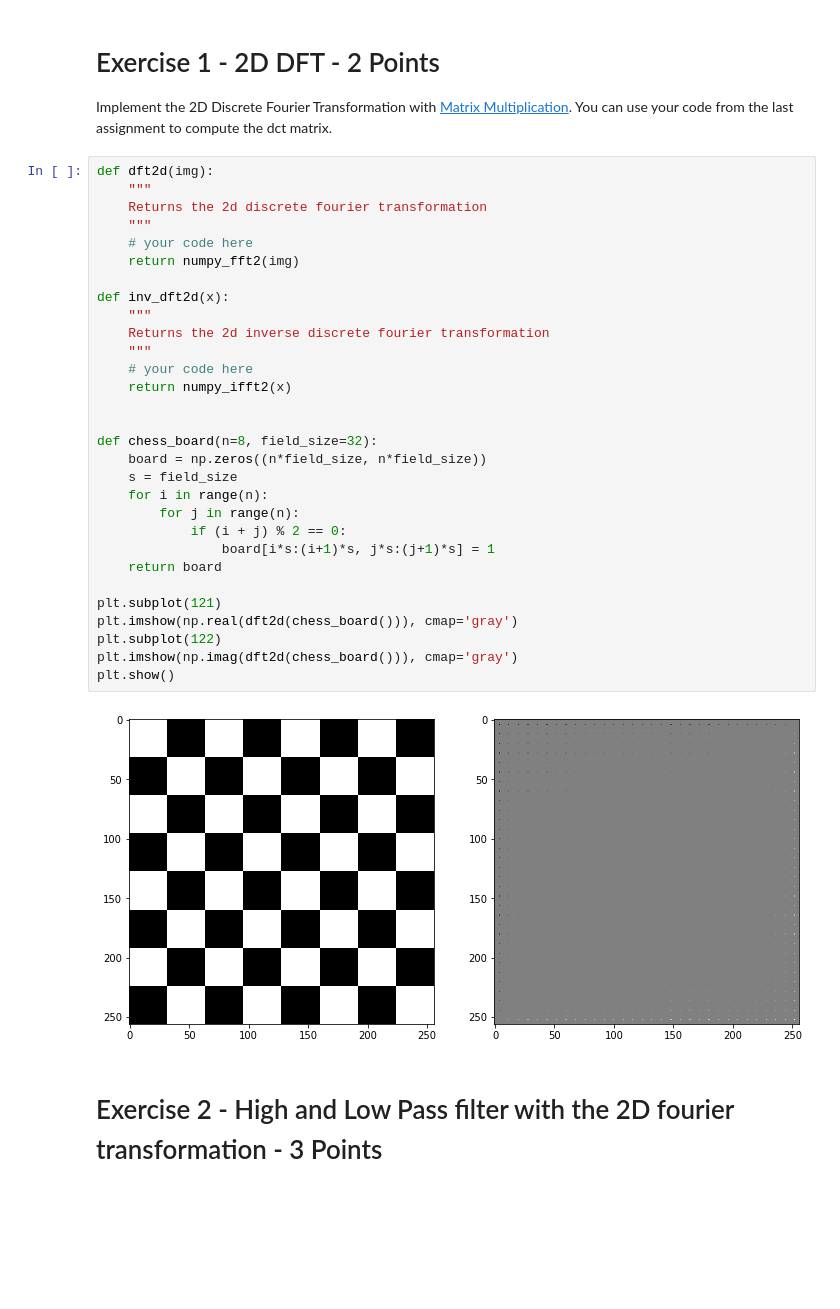
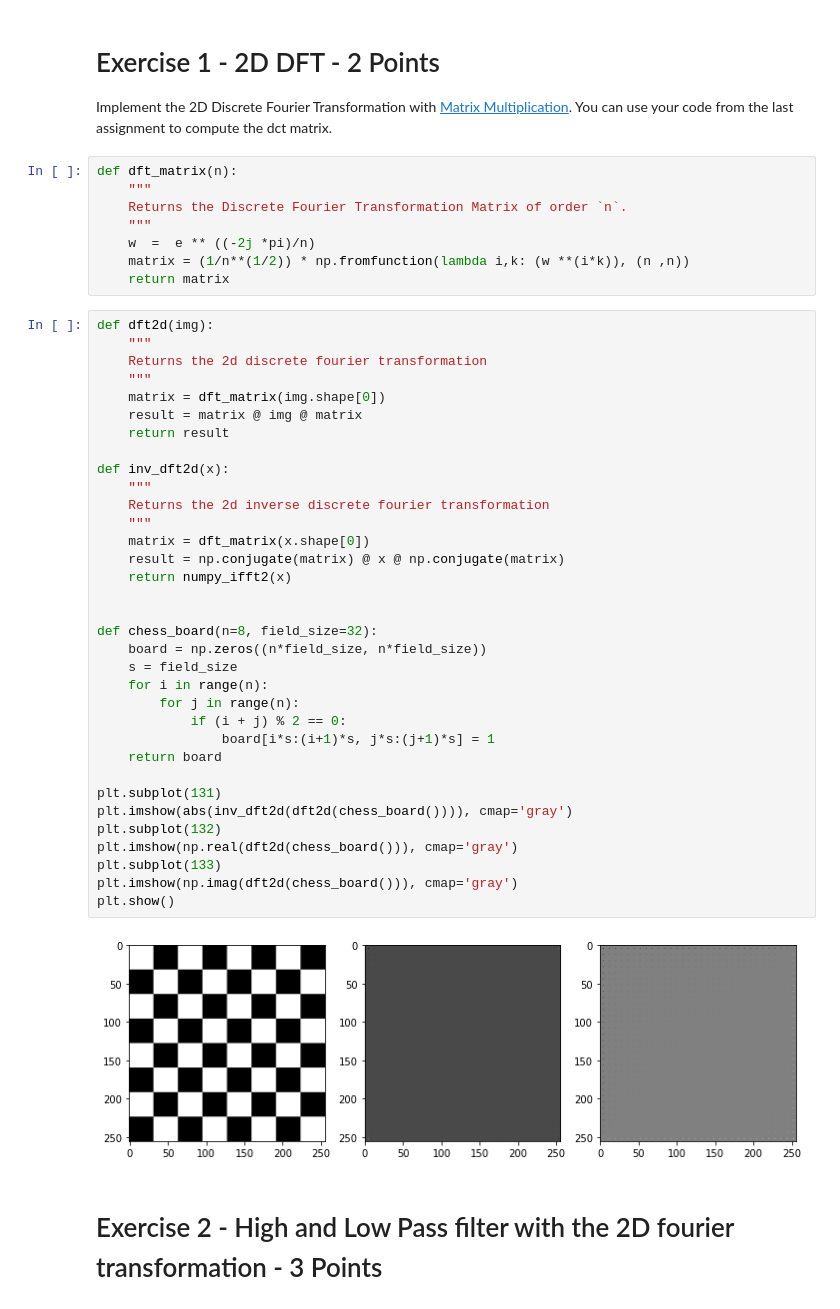
Before and after one commit to Ad96el/Bilderkennung, a Jupyter notebook: assignments/07_assignment.ipynb, the cells around one changed output. Drawn from its saved outputs; the diff is of its cells as text; blank space fills up the shorter version.

```diff
--- a/assignments/07_assignment.ipynb
+++ b/assignments/07_assignment.ipynb
@@ -39,38 +40,50 @@ plt.show()
 # %% [markdown]
 # Exercise 1 - 2D DFT - 2 Points
 Implement the 2D Discrete Fourier Transformation with [Matrix Multiplication](https://en.wikipedia.org/wiki/DFT_matrix). You can use your code from the last assignment to compute the dct matrix.
+# %%
+def dft_matrix(n):
+    """
+    Returns the Discrete Fourier Transformation Matrix of order `n`.
+    """
+    w  =  e ** ((-2j *pi)/n)
+    matrix = (1/n**(1/2)) * np.fromfunction(lambda i,k: (w **(i*k)), (n ,n))
+    return matrix
 # %%
 def dft2d(img):
     """
     Returns the 2d discrete fourier transformation
     """
-    # your code here
-    return numpy_fft2(img)
+    matrix = dft_matrix(img.shape[0])
+    result = matrix @ img @ matrix
+    return result
 
 def inv_dft2d(x):
     """
     Returns the 2d inverse discrete fourier transformation
     """
-    # your code here
+    matrix = dft_matrix(x.shape[0])
+    result = np.conjugate(matrix) @ x @ np.conjugate(matrix)
     return numpy_ifft2(x)
 
 
 def chess_board(n=8, field_size=32):
     board = np.zeros((n*field_size, n*field_size))
     s = field_size
     for i in range(n):
         for j in range(n):
             if (i + j) % 2 == 0:
                 board[i*s:(i+1)*s, j*s:(j+1)*s] = 1
     return board
 
-plt.subplot(121)
+plt.subplot(131)
+plt.imshow(abs(inv_dft2d(dft2d(chess_board()))), cmap='gray')
+plt.subplot(132)
 plt.imshow(np.real(dft2d(chess_board())), cmap='gray')
-plt.subplot(122)
+plt.subplot(133)
 plt.imshow(np.imag(dft2d(chess_board())), cmap='gray')
 plt.show()
 # %% [output]
-[figure, old version]
+[figure, new version]
 # %% [markdown]
 # Exercise 2 - High and Low Pass filter with the 2D fourier transformation - 3 Points
 # %%
```
Also changed, not shown: parts of 10 cells of this notebook.
